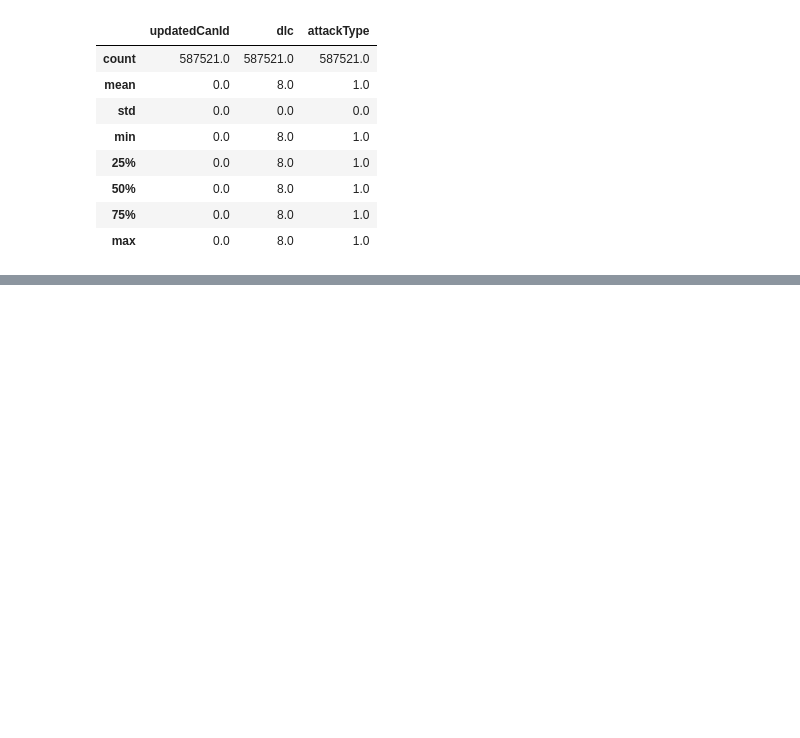
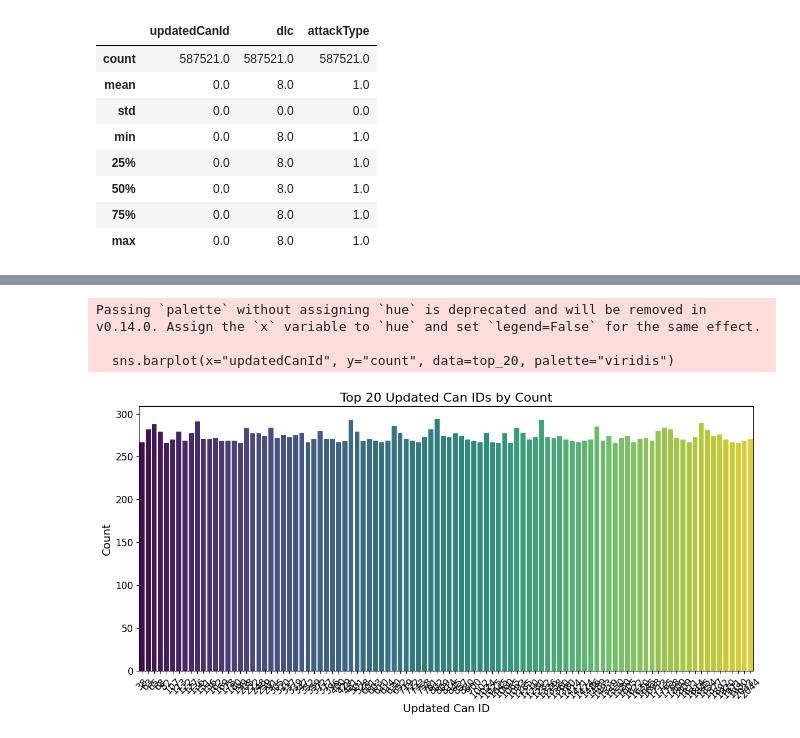
Before and after one commit to FatimeNazliAs/Intrusion-Detection-Systems-using-ML, a Jupyter notebook: notebooks/visualization_with_seperated_dfs.ipynb, the cells around one changed output, grey strips where cells are left out. Drawn from its saved outputs; the diff is of its cells as text; code cells hidden in the pictures; blank space fills up the shorter version.

```diff
--- a/notebooks/visualization_with_seperated_dfs.ipynb
+++ b/notebooks/visualization_with_seperated_dfs.ipynb
@@ -36,0 +164,21 @@ dos_df.describe()
+# %%
+
+top_20 = fuzzy_df["updatedCanId"].value_counts().nlargest(100).reset_index()
+top_20.columns = ["updatedCanId", "count"]
+
+plt.figure(figsize=(12, 6))
+sns.barplot(x="updatedCanId", y="count", data=top_20, palette="viridis")
+
+plt.xlabel("Updated Can ID", fontsize=14)
+plt.ylabel("Count", fontsize=14)
+plt.title("Top 20 Updated Can IDs by Count", fontsize=16)
+plt.xticks(rotation=45, fontsize=12)
+plt.yticks(fontsize=12)
+
+plt.tight_layout()
+plt.show()
+# %% [output]
+Passing `palette` without assigning `hue` is deprecated and will be removed in v0.14.0. Assign the `x` variable to `hue` and set `legend=False` for the same effect.
+
+  sns.barplot(x="updatedCanId", y="count", data=top_20, palette="viridis")
+[figure, added]
```
Also changed, not shown: parts of 16 cells of this notebook.
